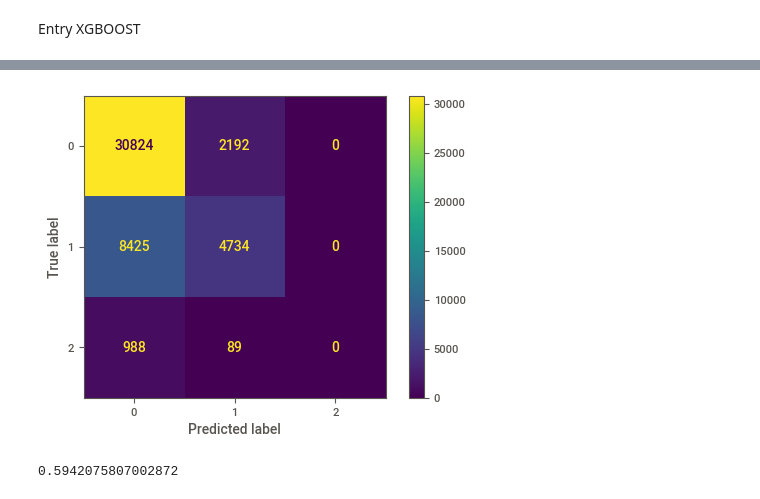
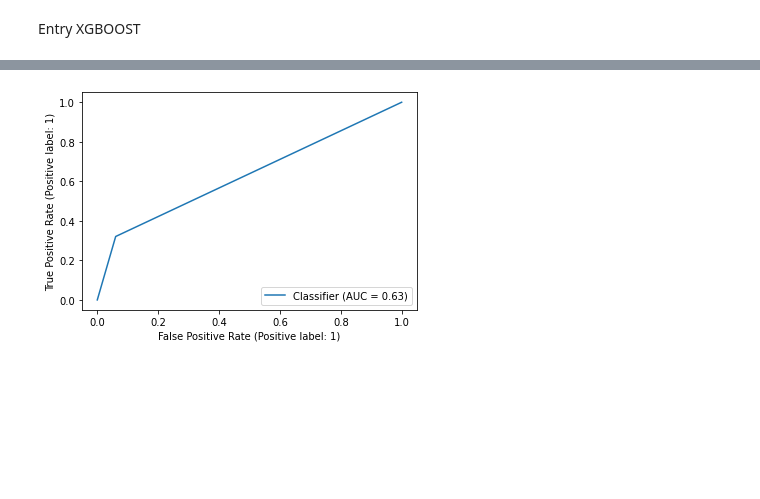
Before and after one commit to Brownsey/home_insurance, a Jupyter notebook: code.ipynb, the cells around one changed output, grey strips where cells are left out. Cells and saved outputs as stored; diff of their text form; code cells hidden in the pictures; blank space fills up the shorter version.

```diff
--- a/code.ipynb
+++ b/code.ipynb
@@ -253,6 +253,13 @@ def update_pol_status(row):
         return 2
 
 modelling_df["POL_STATUS"] = modelling_df["POL_STATUS"].apply(update_pol_status)
+
+
+def make_logistic(row):
+    if row == 0:
+        return 0
+    else:
+        return 1
 # %%
 X, X_validation, y, y_validation  = train_test_split(
     modelling_df.drop("POL_STATUS", axis = 1), modelling_df.POL_STATUS, test_size= 0.25, random_state= 666)
@@ -277,5 +284,3 @@ Name: POL_STATUS, Length: 141753, dtype: object
-# %%
-modelling_df.drop("MTA_DATE", axis = 1, inplace=True)
 # %% [markdown]
 Entry XGBOOST
 # %%
@@ -283,14 +288,13 @@ Entry XGBOOST
 def split_data(data = modelling_df, column = "POL_STATUS",test_size = 0.25):
     return train_test_split(data.drop(column, axis = 1), data[column], test_size= 0.25, random_state= 666)
 
-def get_xgb_best_params(data = modelling_df, objective = "multi:softmax", cv = 3,n_iter = 100):
-    X, X_validation, y, y_validation = split_data()
+def get_xgb_best_params(X = X, y = y, objective = "multi:softmax", splits = 3, cv = 3, n_iter = 100):
 
     best_params = []
     best_score = []
 
     #Kfold Cross validation part of the code
-    kf = StratifiedKFold(n_splits = 3)# Would increase this if more time but didnt want it to run too long
+    kf = StratifiedKFold(n_splits = splits)
     for train_index, test_index in kf.split(X, y):
 
         X_train, X_test = X.iloc[train_index], X.iloc[test_index]
@@ -306,8 +310,9 @@ def get_xgb_best_params(data = modelling_df, objective = "multi:softmax", cv = 3
             "subsample": st.beta(10, 1),
             "gamma": st.uniform(0, 10),
             'objective': [objective],
-            'scale_pos_weight': st.randint(0, 2),
+            'scale_pos_weight': st.randint(1,4),#this was set to 0 before
             "min_child_weight": st.expon(0, 50),
+            "max_delta_step" : st.randint(1, 3)
         }
 
         clf = RandomizedSearchCV(estimator, params, cv = cv,
@@ -320,3 +325,19 @@ def get_xgb_best_params(data = modelling_df, objective = "multi:softmax", cv = 3
     #Getting best parameters from CV
     best_params = best_params[best_score.index(max(best_score))]
     return best_params
+
+def run_best_params_xgb(best_params = best_params):
+    clf = xgb.XGBClassifier(nthreads=-1, **best_params, use_label_encoder= False)
+    clf.fit(X, y)
+    return clf
+
+
+def print_F1_score(true, predicted):
+    print("F1 Score is: " + str(round(f1_score(true, predicted, average='weighted'), 3) ) )
+
+def get_top_features(X, clf):
+    feats = {} # a dict to hold feature_name: feature_importance
+    for feature, importance in zip(X.columns, clf.feature_importances_):
+        feats[feature] = importance
+
+    return pd.Series(feats).sort_values(ascending = False)
@@ -444,0 +371,9 @@ Length: 135, dtype: float32
+# %%
+y_logistic = y.apply(make_logistic)
+y_validation_logistic = y_validation.apply(make_logistic)
+best_params_logistic = get_xgb_best_params(y = y_logistic, objective = "binary:logistic", cv = 3, n_iter = 100)
+clf = run_best_params_xgb(best_params = best_params_logistic)
+clf_predict = clf.predict(X_validation)
+print_F1_score(y_validation_logistic, clf_predict)
+ConfusionMatrixDisplay.from_predictions(y_validation_logistic, clf_predict)
+plt.show()
@@ -445,5 +399,5 @@ Length: 135, dtype: float32
 # %%
-ConfusionMatrixDisplay.from_predictions(y_validation, clf_predict)
+RocCurveDisplay.from_predictions(y_validation_logistic, clf_predict)
 plt.show()
 # %% [output]
-[figure, old version]
+[figure, new version]
@@ -462,5 +419,3 @@ def multiclass_roc_auc_score(truth, pred, average="macro"):
     return roc_auc_score(truth, pred, average=average)
 
 multiclass_roc_auc_score(y_validation, clf_predict)
-# %% [output]
-0.5942075807002872
```
Also changed, not shown: parts of 12 cells of this notebook, 4 other files.
